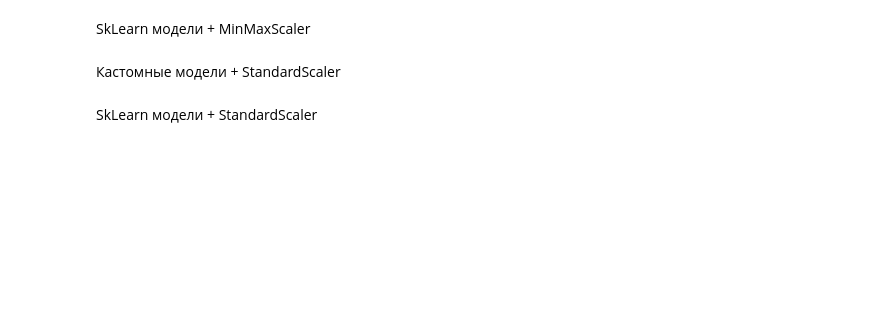
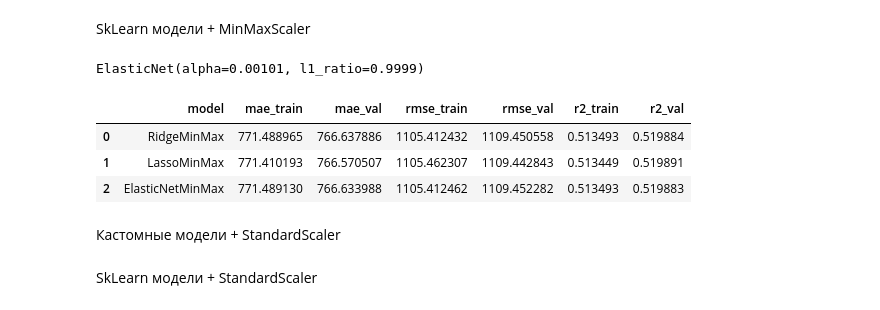
Before and after one commit to VadimGushchin/supervisedlinearregression, a Jupyter notebook: src/ML2.ipynb, the cells around one changed output. Saved outputs shown, nothing was run; the diff lists cells and outputs as text; code cells hidden in the pictures; blank space fills up the shorter version.

```diff
--- a/src/ML2.ipynb
+++ b/src/ML2.ipynb
@@ -1429,13 +1395,15 @@ from sklearn.preprocessing import StandardScaler as SkStandard
 # %% [markdown]
 Сначала применим MinMaxScaler - кастомный и из библиотеки SkLearn
 # %%
-custom_mms = my_Scalers.CustomMinMaxScaler()
-X_train_mms_custom = custom_mms.fit_transform(X_train[feature_list])
-X_val_mms_custom = custom_mms.transform(X_val[feature_list])
+custom_minmax = my_Scalers.CustomMinMaxScaler()
+X_train_minmaxed_custom = custom_minmax.fit_transform(
+    X_train[non_constant_features])
+X_val_minmaxed_custom = custom_minmax.transform(X_val[non_constant_features])
 
-sklearn_mms = SkMinMax()
-X_train_mms_sklearn = sklearn_mms.fit_transform(X_train[feature_list])
-X_val_mms_sklearn = sklearn_mms.transform(X_val[feature_list])
+sklearn_minmax = SkMinMax()
+X_train_minmaxed_sklearn = sklearn_minmax.fit_transform(
+    X_train[non_constant_features])
+X_val_minmaxed_sklearn = sklearn_minmax.transform(X_val[non_constant_features])
 # %% [markdown]
 На всякий случай проверим датафреймы целиком с помощью метода np.allclose из библиотеки NumPy
 # %%
@@ -1686,2 +1548,37 @@ results.append(
+# %%
+model_ridge_minmax = SklearnRidge(alpha=0.01)
+model_ridge_minmax.fit(X_train_minmaxed_sklearn, y_train.values)
+
+model_lasso_minmax = SklearnLasso(alpha=0.06011)
+model_lasso_minmax.fit(X_train_minmaxed_sklearn, y_train.values)
+
+model_elastic_minmax = SklearnElasticNet(alpha=0.00101, l1_ratio=0.9999)
+model_elastic_minmax.fit(X_train_minmaxed_sklearn, y_train.values)
+# %% [output]
+ElasticNet(alpha=0.00101, l1_ratio=0.9999)
+# %%
+model_ridge_minmax.name = "RidgeMinMax"
+model_lasso_minmax.name = "LassoMinMax"
+model_elastic_minmax.name = "ElasticNetMinMax"
+
+results = []
+for model in [model_ridge_minmax, model_lasso_minmax, model_elastic_minmax]:
+    res = dataP.evaluate_model(
+        model,
+        X_train_minmaxed_sklearn,
+        y_train_arr,
+        X_val_minmaxed_sklearn,
+        y_val_arr,
+        model.name
+    )
+    results.append(res)
+
+df_results_sklearn_minmax = pd.DataFrame(results)
+display(df_results_sklearn_minmax)
+# %% [output]
+|  | model | mae_train | mae_val | rmse_train | rmse_val | r2_train | r2_val |
+| 0 | RidgeMinMax | 771.488965 | 766.637886 | 1105.412432 | 1109.450558 | 0.513493 | 0.519884 |
+| 1 | LassoMinMax | 771.410193 | 766.570507 | 1105.462307 | 1109.442843 | 0.513449 | 0.519891 |
+| 2 | ElasticNetMinMax | 771.489130 | 766.633988 | 1105.412462 | 1109.452282 | 0.513493 | 0.519883 |
 # %% [markdown]
 Кастомные модели + StandardScaler
```
Also changed, not shown: parts of 63 cells of this notebook.
